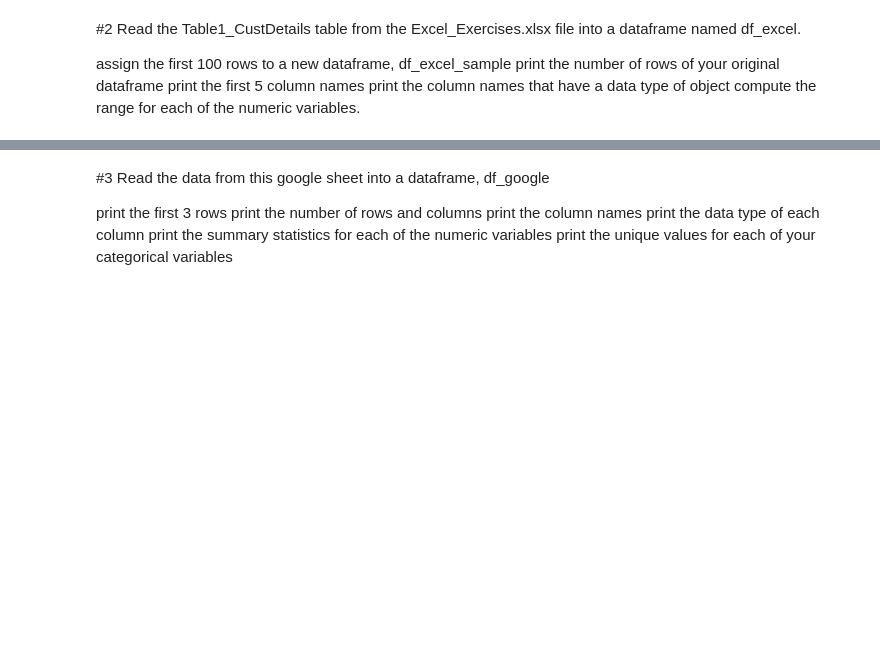
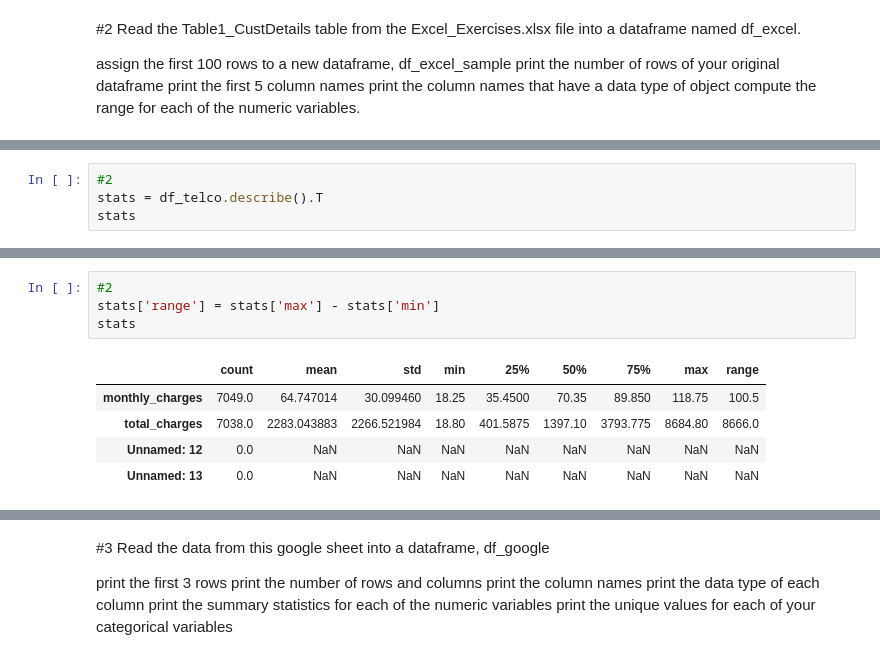
Before and after one commit to ian-james-johnson/classification_exercises, a Jupyter notebook: classification_exercises.ipynb, the cells around one changed output, grey strips where cells are left out. Drawn from its saved outputs; the diff is of its cells as text; blank space fills up the shorter version.

```diff
--- a/classification_exercises.ipynb
+++ b/classification_exercises.ipynb
@@ -86,0 +138,4 @@ df_excel = pd.read_excel()
+# %%
+#2
+stats = df_telco.describe().T
+stats
@@ -86,0 +148,10 @@ df_excel = pd.read_excel()
+# %%
+#2
+stats['range'] = stats['max'] - stats['min']
+stats
+# %% [output]
+|  | count | mean | std | min | 25% | 50% | 75% | max | range |
+| monthly_charges | 7049.0 | 64.747014 | 30.099460 | 18.25 | 35.4500 | 70.35 | 89.850 | 118.75 | 100.5 |
+| total_charges | 7038.0 | 2283.043883 | 2266.521984 | 18.80 | 401.5875 | 1397.10 | 3793.775 | 8684.80 | 8666.0 |
+| Unnamed: 12 | 0.0 | NaN | NaN | NaN | NaN | NaN | NaN | NaN | NaN |
+| Unnamed: 13 | 0.0 | NaN | NaN | NaN | NaN | NaN | NaN | NaN | NaN |
```
Also changed, not shown: parts of 11 cells of this notebook, 4 other files.
